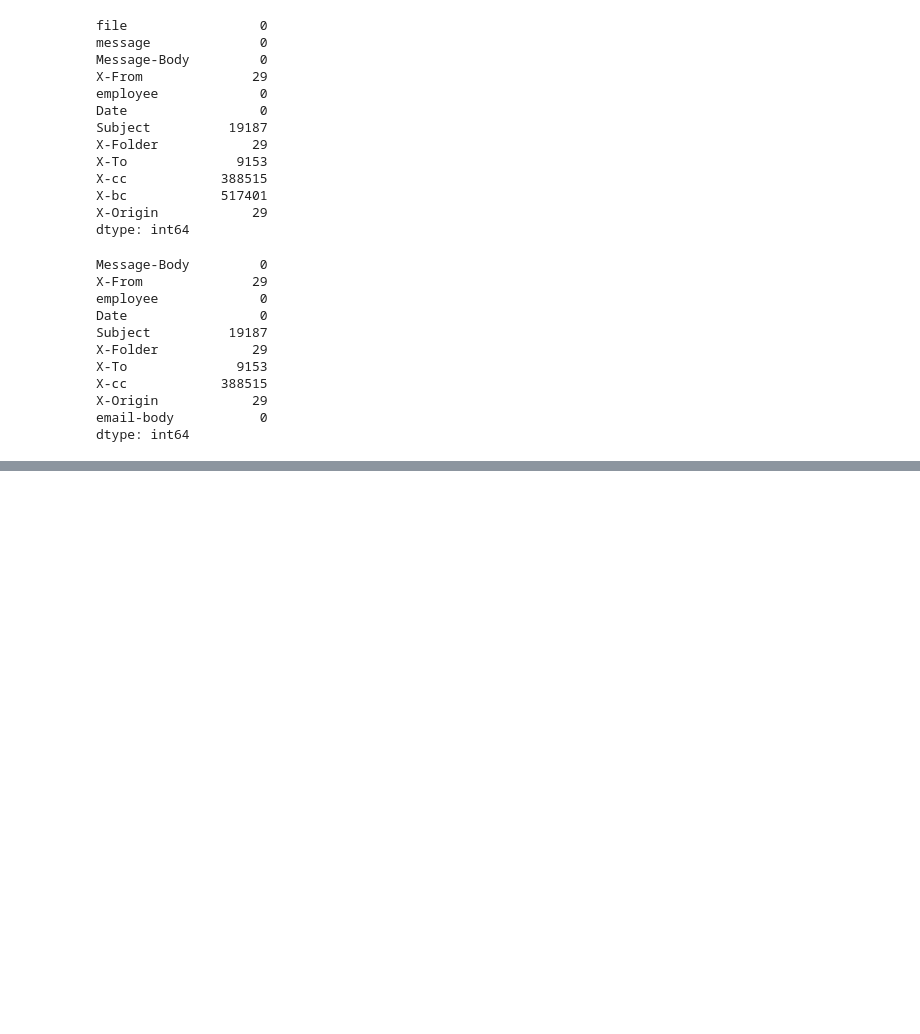
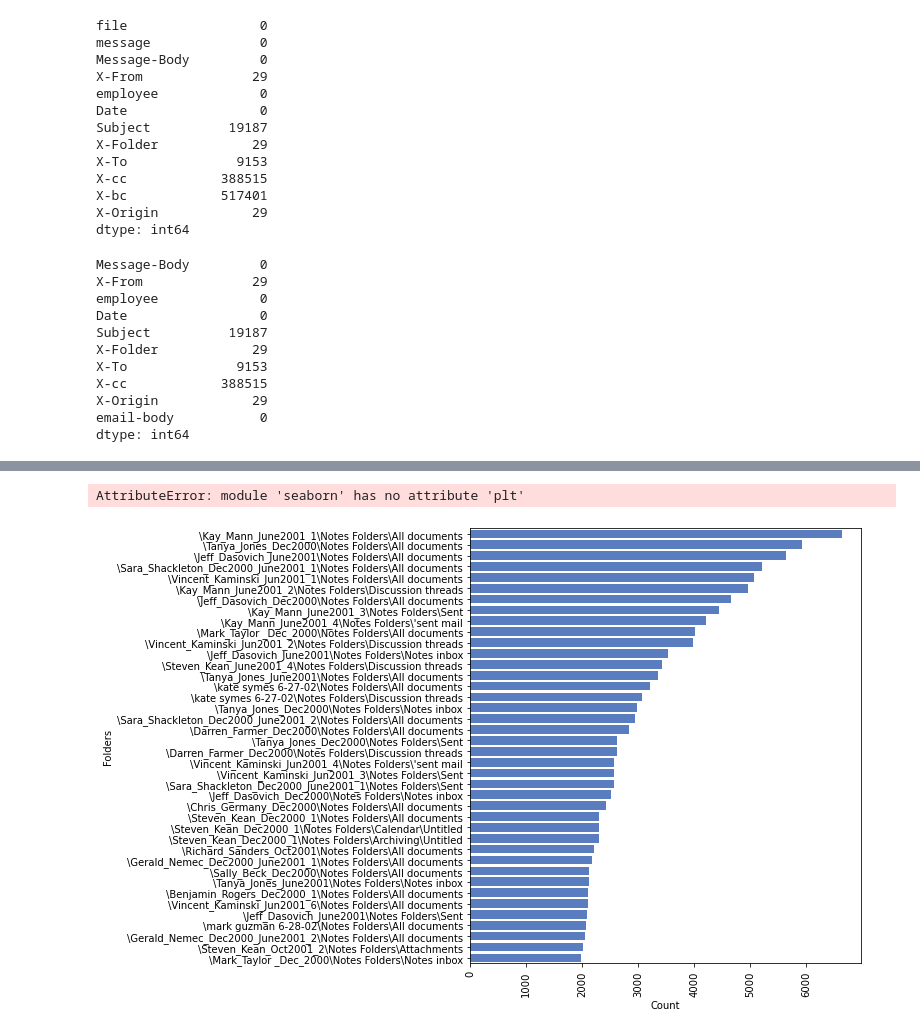
Before and after one commit to nedraki/Enron-Email, a Jupyter notebook: Third.ipynb, the cells around one changed output, grey strips where cells are left out. Cells and saved outputs as stored; diff of their text form; code cells hidden in the pictures; blank space fills up the shorter version.

```diff
--- a/Third.ipynb
+++ b/Third.ipynb
@@ -80,0 +64,5 @@ Name: Subject, Length: 159289, dtype: int64
+# %%
+df_email['Date'] = pd.to_datetime(df_email['Date'])
+
+
+df_email['Date'].dtypes
@@ -80,0 +83,12 @@ Name: Subject, Length: 159289, dtype: int64
+# %%
+#Convert date column to datetime
+
+df_email["Date"] = pd.to_datetime(df_email["Date"])
+
+### Adding classification by year to dataframe:
+### Datetime is set as an idex and column year is added
+df_email['year'] = pd.DatetimeIndex(df_email['Date']).year
+
+#### Selection of years of interest:
+data = df_email[df_email.year > 1998]
+data = data[data.year < 2003]
@@ -168,0 +204,25 @@ df_email.to_csv('data.csv',index=False)
+# %%
+import seaborn as sns
+import matplotlib.pyplot as plt
+%matplotlib inline
+
+# dataframe containing counts of every word in the emails dataframe
+email_count = df_email["X-Folder"].value_counts()
+indices = email_count.index
+count = pd.DataFrame(email_count, columns = ["X-Folder"])
+count["Folder Names"] = indices
+#print count.head()
+
+def barplot(df, X, Y, figsize, color, orient, ylabel, xlabel, font_scale, rotation):
+    f, ax = plt.subplots(figsize=figsize)
+    sns.set_color_codes("muted")
+    sns.barplot(x = X, y = Y, data = df, color = color, orient = orient)
+    ax.set(ylabel = ylabel, xlabel = xlabel)
+    sns.set(font_scale = font_scale)
+    plt.xticks(rotation = rotation)
+    sns.plt.show()
+
+barplot(df = count[:40], X = "X-Folder", Y = "Folder Names", figsize = (7, 8), color = 'b', orient = 'h', ylabel = "Folders", xlabel = "Count", font_scale = 1.2, rotation = 90)
+# %% [output]
+AttributeError: module 'seaborn' has no attribute 'plt'
+[figure, added]
```
Also changed, not shown: parts of 42 cells of this notebook.
